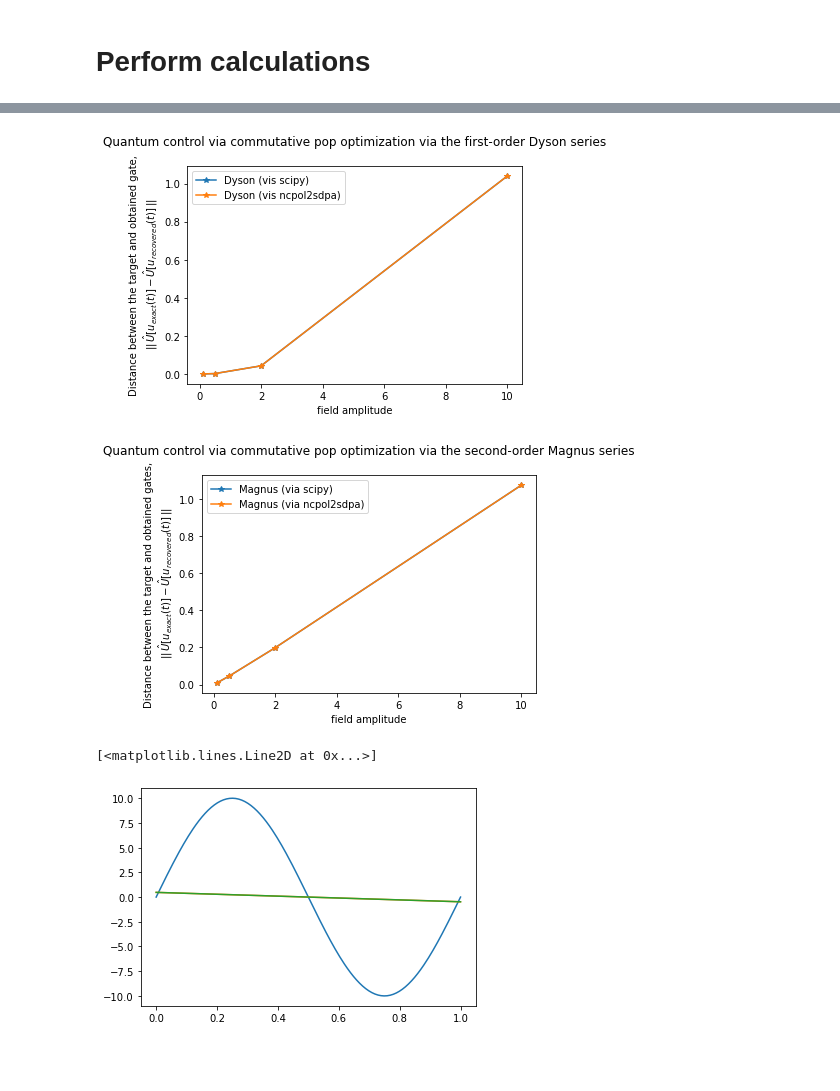
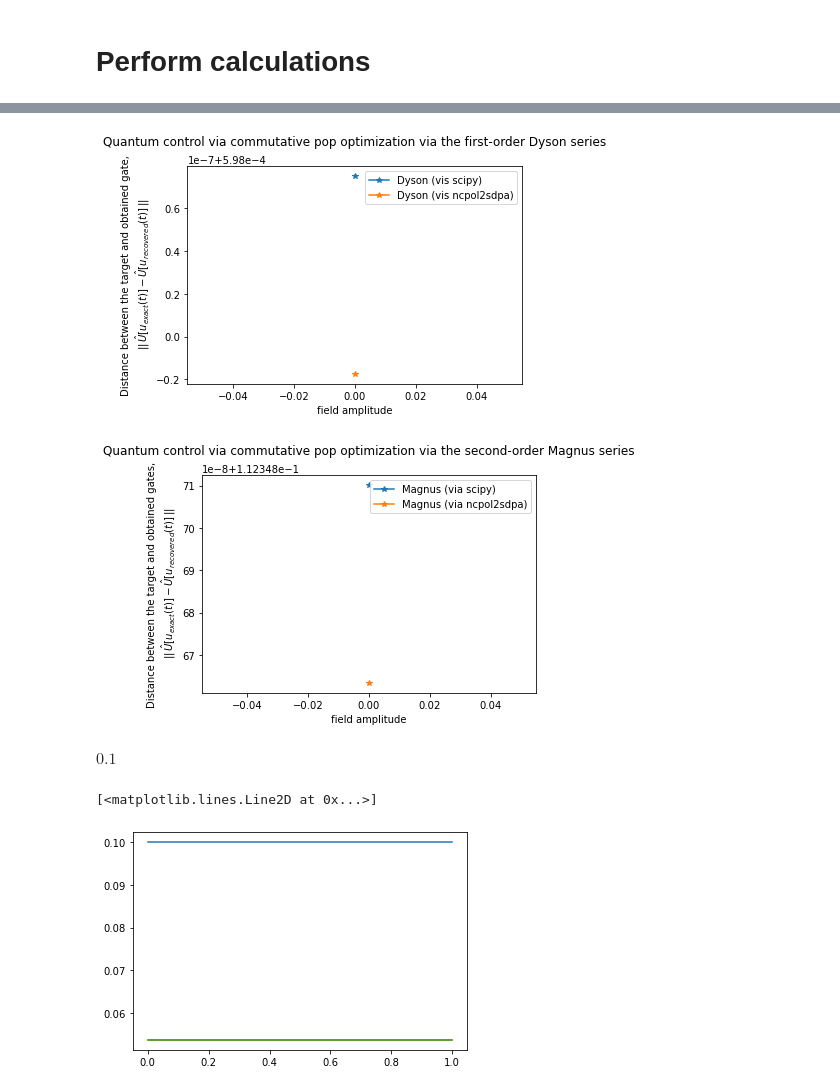
Before and after one commit to dibondar/QControlPolyOpt, a Jupyter notebook: demo_dyson_vs_magnus.ipynb, the cells around one changed output, grey strips where cells are left out. Saved outputs shown, nothing was run; the diff lists cells and outputs as text; code cells hidden in the pictures; blank space fills up the shorter version.

```diff
--- a/demo_dyson_vs_magnus.ipynb
+++ b/demo_dyson_vs_magnus.ipynb
@@ -64,7 +64,7 @@ V = Qobj(matrix2numpy(qsys_params['V']))
 # %% [markdown]
 # Perform calculations
 # %%
-amplitudes = [0.1, 0.5, 2, 10,]
+amplitudes = [0]#[0.1, 0.5, 2, 10,]
 
 fidelity_dyson_scipy = []
 fidelity_dyson_ncpol2sdpa = []
@@ -75,7 +75,7 @@ fidelity_magnus_ncpol2sdpa = []
 
 for ampl in amplitudes:
     # the chosen control
-    u_original_str = '{} * sin(2 * 3.1416 * 1 * t)'.format(ampl)
+    u_original_str = '0.1 + {} * sin(2 * 3.1416 * 1 * t)'.format(ampl)
 
     # get target unitary
     U_target = propagator(
@@ -161,8 +145,8 @@ plt.ylabel('Distance between the target and obtained gates,\n $||\, \hat{U}[u_{e
 plt.legend()
 plt.show()
 # %% [output]
-[figure, old version]
+[figure, new version]
-[figure, old version]
+[figure, new version]
 # %%
 t = symbols('t')
 u_original = lambdify(t, sympify(u_original_str), 'numpy')
@@ -172,13 +156,17 @@ times = np.linspace(0, qsys_params['T'], 200)
 u_scipy = magnus_result.u_reconstructed['scipy'][1]
 
 u_ncpol2sdpa = magnus_result.u_reconstructed['ncpol2sdpa'][1]
+# %%
+sympify(u_original_str)
+# %% [output]
+$\displaystyle 0.1$
 # %%
-plt.plot(times, u_original(times))
+plt.plot(times, u_original(times) + 0 * times)
 plt.plot(times, u_scipy(times))
 plt.plot(times, u_ncpol2sdpa(times))
 # %% [output]
 [<matplotlib.lines.Line2D at 0x...>]
-[figure, old version]
+[figure, new version]
 # %%
 u_scipy = dyson_result.u_reconstructed['scipy'][1]
 
```
Also changed, not shown: parts of 2 cells of this notebook, 1 other file.
